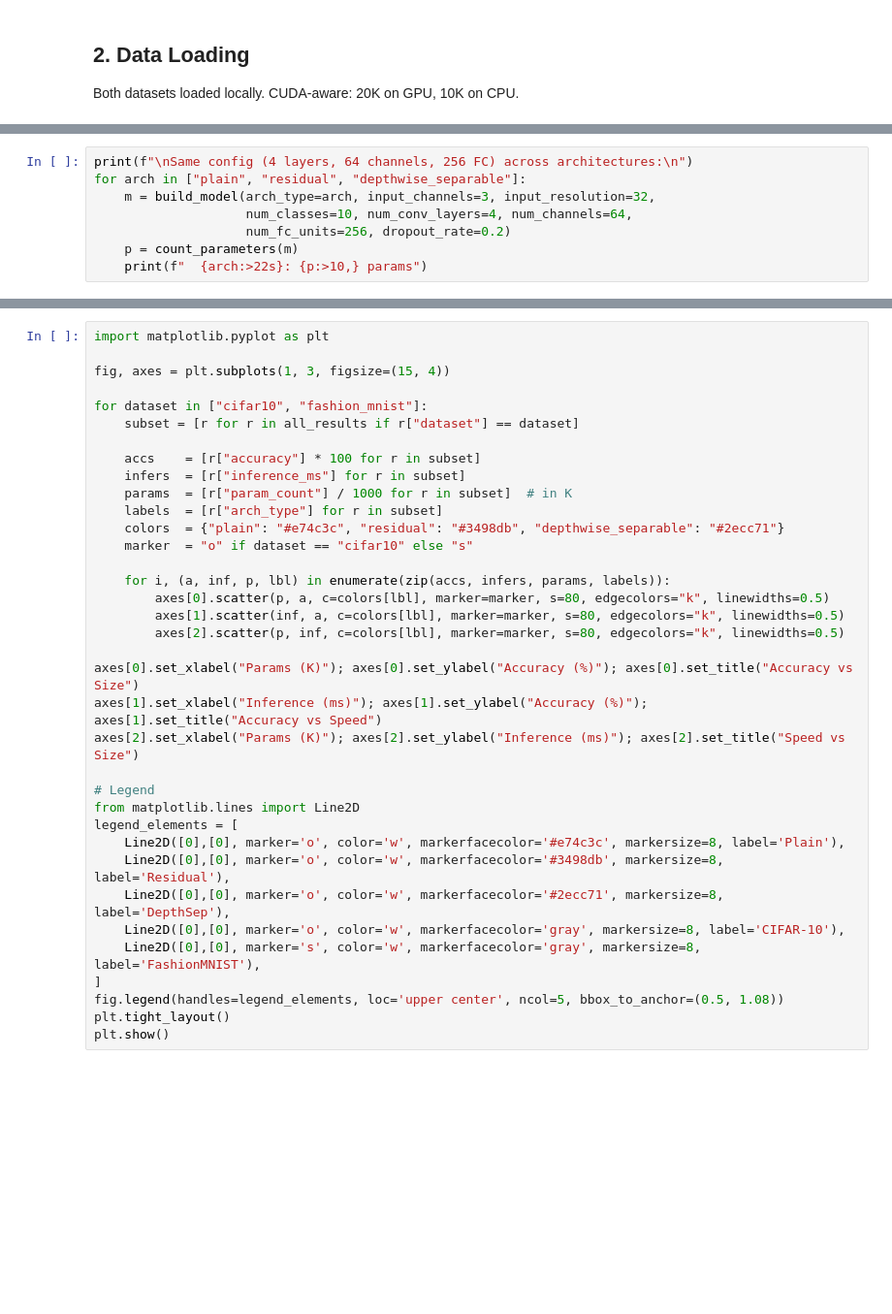
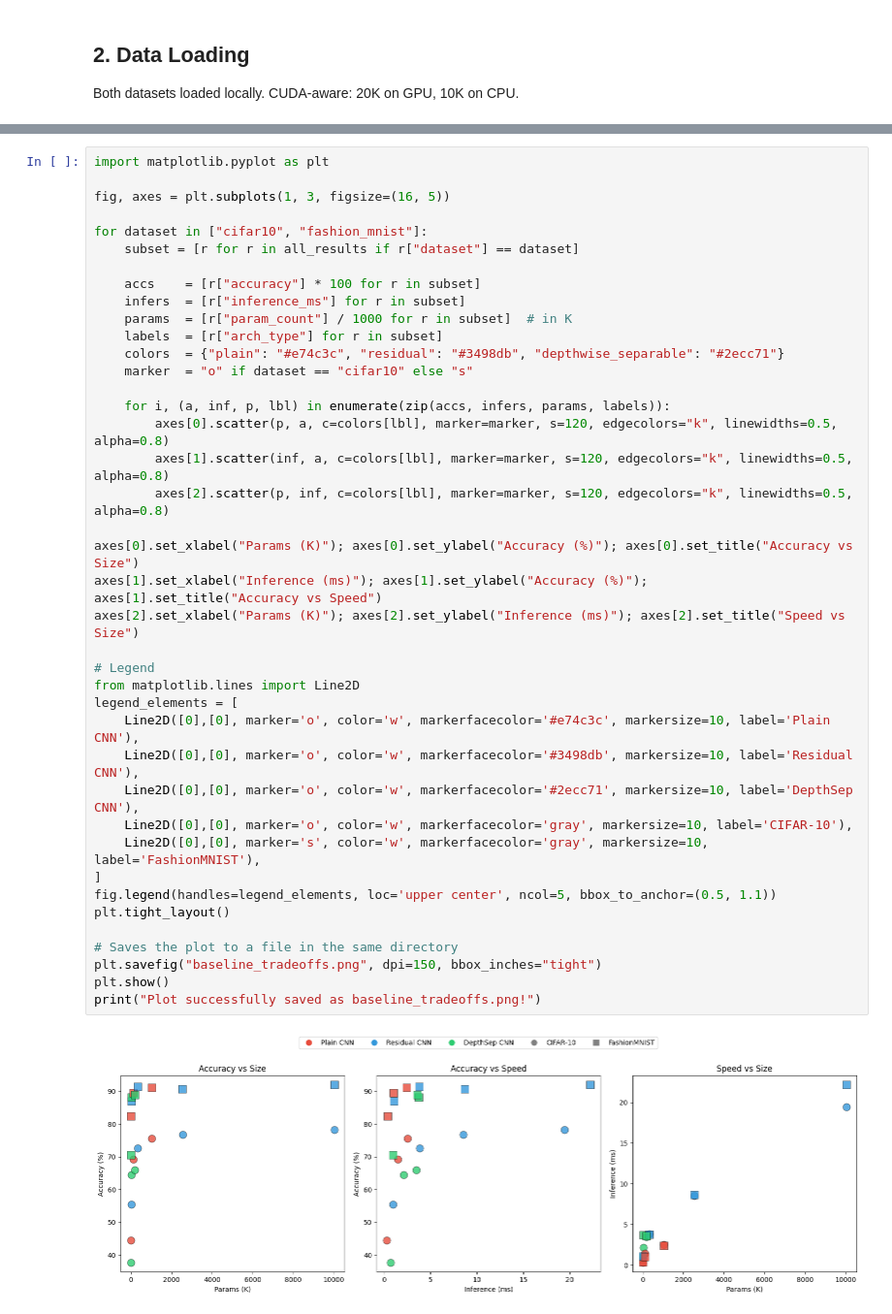
Before and after one commit to melohub-xbit/MOML_Project, a Jupyter notebook: baseline_demo.ipynb, the cells around one changed output, grey strips where cells are left out. Shown at 97% size. Cells and saved outputs as stored; diff of their text form; blank space fills up the shorter version.

Commit message:
baseline experiments done

```diff
--- a/baseline_demo.ipynb
+++ b/baseline_demo.ipynb
@@ -68,8 +61,0 @@ Shows why DepthSep is great for the compactness objective.
-# %%
-print(f"\nSame config (4 layers, 64 channels, 256 FC) across architectures:\n")
-for arch in ["plain", "residual", "depthwise_separable"]:
-    m = build_model(arch_type=arch, input_channels=3, input_resolution=32,
-                    num_classes=10, num_conv_layers=4, num_channels=64,
-                    num_fc_units=256, dropout_rate=0.2)
-    p = count_parameters(m)
-    print(f"  {arch:>22s}: {p:>10,} params")
@@ -119,36 +195,42 @@ for dataset in ["cifar10", "fashion_mnist"]:
 # %%
 import matplotlib.pyplot as plt
 
-fig, axes = plt.subplots(1, 3, figsize=(15, 4))
+fig, axes = plt.subplots(1, 3, figsize=(16, 5))
 
 for dataset in ["cifar10", "fashion_mnist"]:
     subset = [r for r in all_results if r["dataset"] == dataset]
 
     accs    = [r["accuracy"] * 100 for r in subset]
     infers  = [r["inference_ms"] for r in subset]
     params  = [r["param_count"] / 1000 for r in subset]  # in K
     labels  = [r["arch_type"] for r in subset]
     colors  = {"plain": "#e74c3c", "residual": "#3498db", "depthwise_separable": "#2ecc71"}
     marker  = "o" if dataset == "cifar10" else "s"
 
     for i, (a, inf, p, lbl) in enumerate(zip(accs, infers, params, labels)):
-        axes[0].scatter(p, a, c=colors[lbl], marker=marker, s=80, edgecolors="k", linewidths=0.5)
-        axes[1].scatter(inf, a, c=colors[lbl], marker=marker, s=80, edgecolors="k", linewidths=0.5)
-        axes[2].scatter(p, inf, c=colors[lbl], marker=marker, s=80, edgecolors="k", linewidths=0.5)
+        axes[0].scatter(p, a, c=colors[lbl], marker=marker, s=120, edgecolors="k", linewidths=0.5, alpha=0.8)
+        axes[1].scatter(inf, a, c=colors[lbl], marker=marker, s=120, edgecolors="k", linewidths=0.5, alpha=0.8)
+        axes[2].scatter(p, inf, c=colors[lbl], marker=marker, s=120, edgecolors="k", linewidths=0.5, alpha=0.8)
 
 axes[0].set_xlabel("Params (K)"); axes[0].set_ylabel("Accuracy (%)"); axes[0].set_title("Accuracy vs Size")
 axes[1].set_xlabel("Inference (ms)"); axes[1].set_ylabel("Accuracy (%)"); axes[1].set_title("Accuracy vs Speed")
 axes[2].set_xlabel("Params (K)"); axes[2].set_ylabel("Inference (ms)"); axes[2].set_title("Speed vs Size")
 
 # Legend
 from matplotlib.lines import Line2D
 legend_elements = [
-    Line2D([0],[0], marker='o', color='w', markerfacecolor='#e74c3c', markersize=8, label='Plain'),
-    Line2D([0],[0], marker='o', color='w', markerfacecolor='#3498db', markersize=8, label='Residual'),
-    Line2D([0],[0], marker='o', color='w', markerfacecolor='#2ecc71', markersize=8, label='DepthSep'),
-    Line2D([0],[0], marker='o', color='w', markerfacecolor='gray', markersize=8, label='CIFAR-10'),
-    Line2D([0],[0], marker='s', color='w', markerfacecolor='gray', markersize=8, label='FashionMNIST'),
+    Line2D([0],[0], marker='o', color='w', markerfacecolor='#e74c3c', markersize=10, label='Plain CNN'),
+    Line2D([0],[0], marker='o', color='w', markerfacecolor='#3498db', markersize=10, label='Residual CNN'),
+    Line2D([0],[0], marker='o', color='w', markerfacecolor='#2ecc71', markersize=10, label='DepthSep CNN'),
+    Line2D([0],[0], marker='o', color='w', markerfacecolor='gray', markersize=10, label='CIFAR-10'),
+    Line2D([0],[0], marker='s', color='w', markerfacecolor='gray', markersize=10, label='FashionMNIST'),
 ]
-fig.legend(handles=legend_elements, loc='upper center', ncol=5, bbox_to_anchor=(0.5, 1.08))
+fig.legend(handles=legend_elements, loc='upper center', ncol=5, bbox_to_anchor=(0.5, 1.1))
 plt.tight_layout()
+
+# Saves the plot to a file in the same directory
+plt.savefig("baseline_tradeoffs.png", dpi=150, bbox_inches="tight")
 plt.show()
+print("Plot successfully saved as baseline_tradeoffs.png!")
+# %% [output]
+[figure, added]
```
Also changed, not shown: parts of 14 cells of this notebook, 2 other files.
